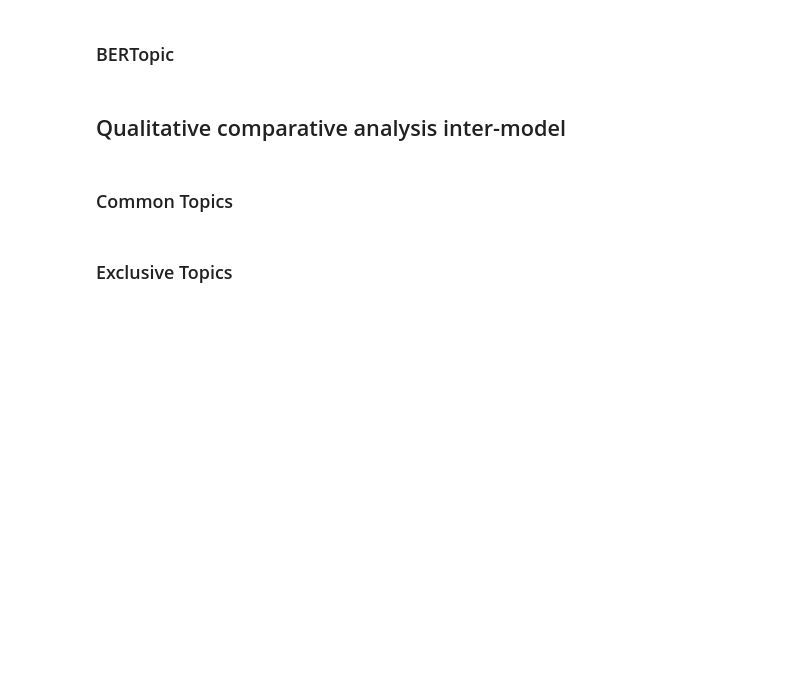
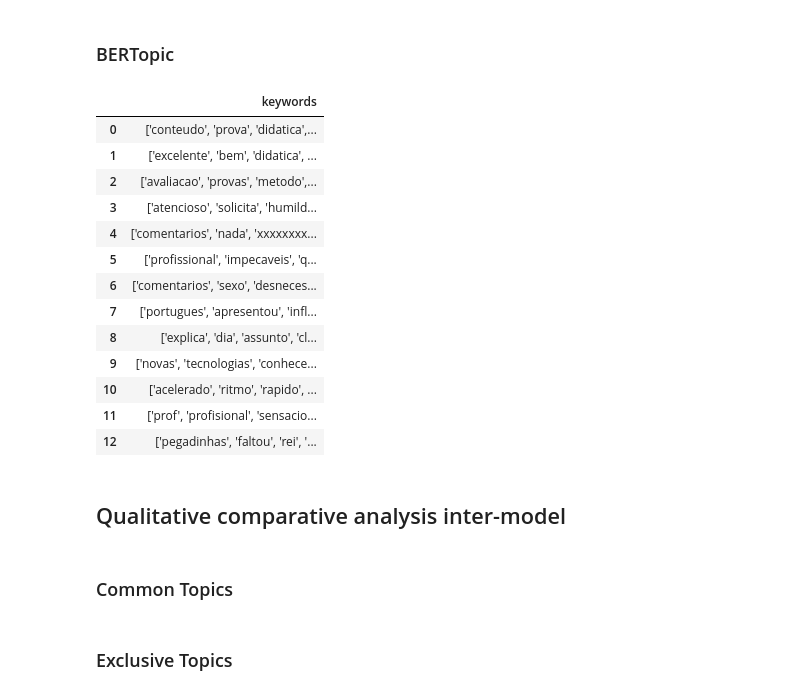
Before and after one commit to PaulaManoella/student_perceptions_analysis_BRACIS, a Jupyter notebook: notebook/output_analysis.ipynb, the cells around one changed output. Drawn from its saved outputs; the diff is of its cells as text; code cells hidden in the pictures; blank space fills up the shorter version.

```diff
--- a/notebook/output_analysis.ipynb
+++ b/notebook/output_analysis.ipynb
@@ -104,5 +140,23 @@ lsa_table
 # %% [markdown]
 ### BERTopic
+# %%
+bertopic_table = all_models_topics[all_models_topics['model'] == 'BERTopic'][['keywords']].reset_index(drop=True)
+bertopic_table
+# %% [output]
+|  | keywords |
+| 0 | ['conteudo', 'prova', 'didatica',... |
+| 1 | ['excelente', 'bem', 'didatica', ... |
+| 2 | ['avaliacao', 'provas', 'metodo',... |
+| 3 | ['atencioso', 'solicita', 'humild... |
+| 4 | ['comentarios', 'nada', 'xxxxxxxx... |
+| 5 | ['profissional', 'impecaveis', 'q... |
+| 6 | ['comentarios', 'sexo', 'desneces... |
+| 7 | ['portugues', 'apresentou', 'infl... |
+| 8 | ['explica', 'dia', 'assunto', 'cl... |
+| 9 | ['novas', 'tecnologias', 'conhece... |
+| 10 | ['acelerado', 'ritmo', 'rapido', ... |
+| 11 | ['prof', 'profisional', 'sensacio... |
+| 12 | ['pegadinhas', 'faltou', 'rei', '... |
 # %% [markdown]
 ## Qualitative comparative analysis inter-model
 # %% [markdown]
```
Also changed, not shown: parts of 2 cells of this notebook.
